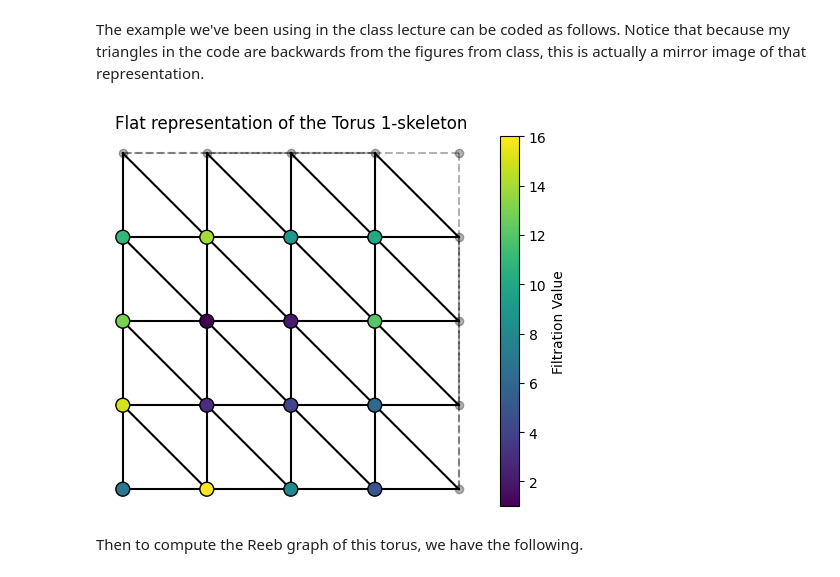
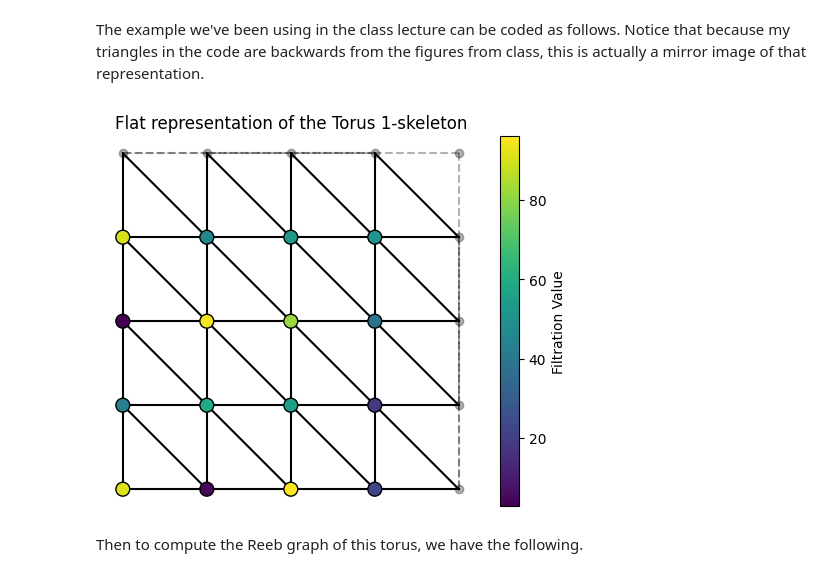
Before and after one commit to lizliz/CMSE890-TDA-Fall2025, a Jupyter notebook: _sources/Lectures/16-ReebGraphs/Lec16-ReebGraphExample.ipynb, the cells around one changed output. Cells and saved outputs as stored; diff of their text form; code cells hidden in the pictures.

```diff
--- a/_sources/Lectures/16-ReebGraphs/Lec16-ReebGraphExample.ipynb
+++ b/_sources/Lectures/16-ReebGraphs/Lec16-ReebGraphExample.ipynb
@@ -14,15 +14,16 @@ The example we've been using in the class lecture can be coded as follows. Notic
 # %%
 T = Torus()
 T.generate_grid(grid_size = 4)
-f = {3:11, 2:13, 1:15, 0:7,
-     7:14, 6:1, 5:3, 4:16,
-     11:9, 10:2, 9:4, 8:8,
-     15:10, 14:12, 13:6, 12:5}
-for v in f.keys():
-    T.assign_filtration(v, f[v])
+# f = {3:11, 2:13, 1:15, 0:7,
+#      7:14, 6:1, 5:3, 4:16,
+#      11:9, 10:2, 9:4, 8:8,
+#      15:10, 14:12, 13:6, 12:5}
+# for v in f.keys():
+#     T.assign_filtration(v, f[v])
+T.assign_random_values(1,100)
 T.draw()
 # %% [output]
-[figure, old version]
+[figure, new version]
 # %% [markdown]
 Then to compute the Reeb graph of this torus, we have the following.
 # %%
```
Also changed, not shown: parts of 2 cells of this notebook, 47 other files.
